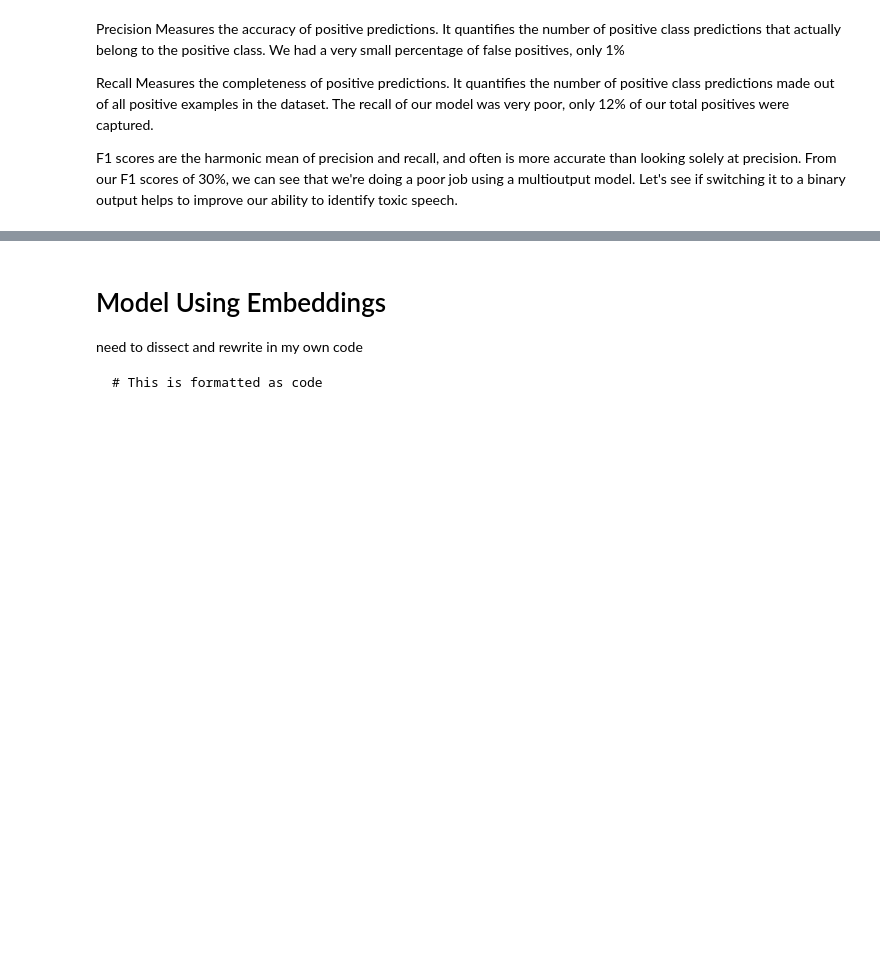
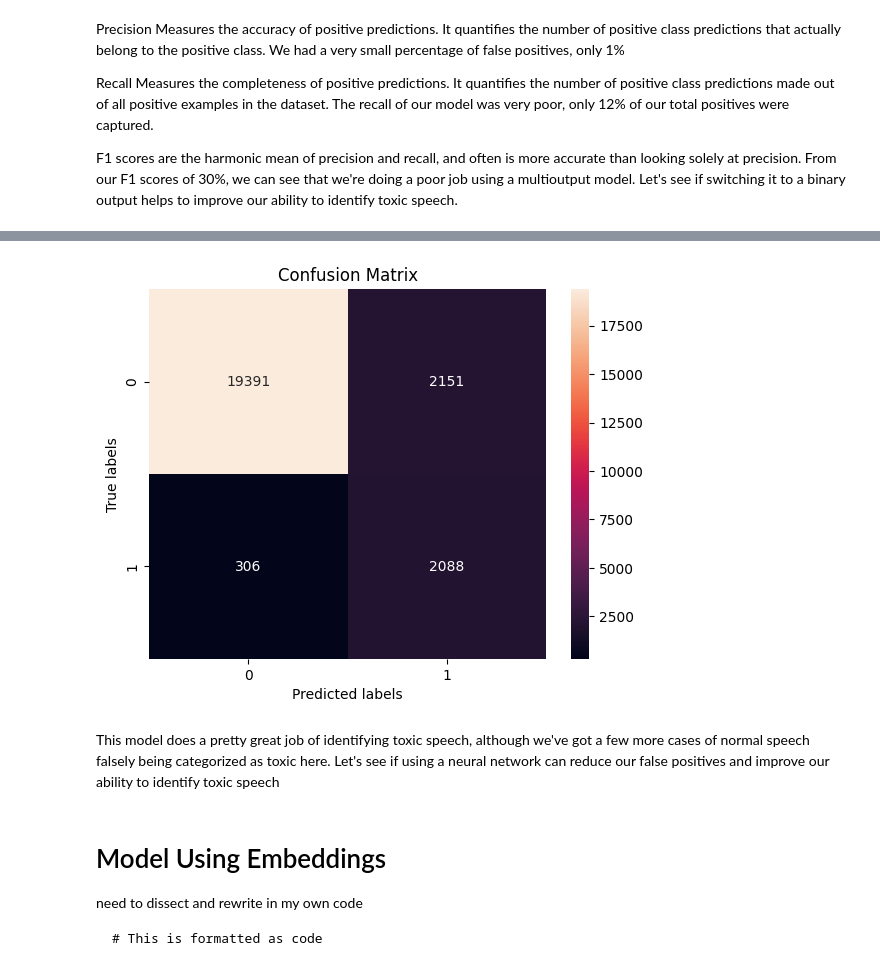
Before and after one commit to slowings/NLP_identifying_trolls, a Jupyter notebook: NLP_identifying_trolls.ipynb, the cells around one changed output, grey strips where cells are left out. Cells and saved outputs as stored; diff of their text form; code cells hidden in the pictures; blank space fills up the shorter version.

```diff
--- a/NLP_identifying_trolls.ipynb
+++ b/NLP_identifying_trolls.ipynb
@@ -432,3 +437,16 @@ weighted avg       0.93      0.92      0.90     23936
+# %%
+ax= plt.subplot()
+
+cm = confusion_matrix(np.asarray(y_test_bi), y_pred_bi)
+sns.heatmap(cm, annot=True, fmt='g', ax=ax, label=lables);
+
+# labels, title and ticks
+ax.set_xlabel('Predicted labels');ax.set_ylabel('True labels');
+ax.set_title('Confusion Matrix');
+# %% [output]
+[figure, added]
+# %% [markdown]
+This model does a pretty great job of identifying toxic speech, although we've got a few more cases of normal speech falsely being categorized as toxic here.  Let's see if using a neural network can reduce our false positives and improve our ability to identify toxic speech
 # %% [markdown]
 #  Model Using Embeddings
  need to dissect and rewrite in my own code
```
Also changed, not shown: parts of 14 cells of this notebook.
